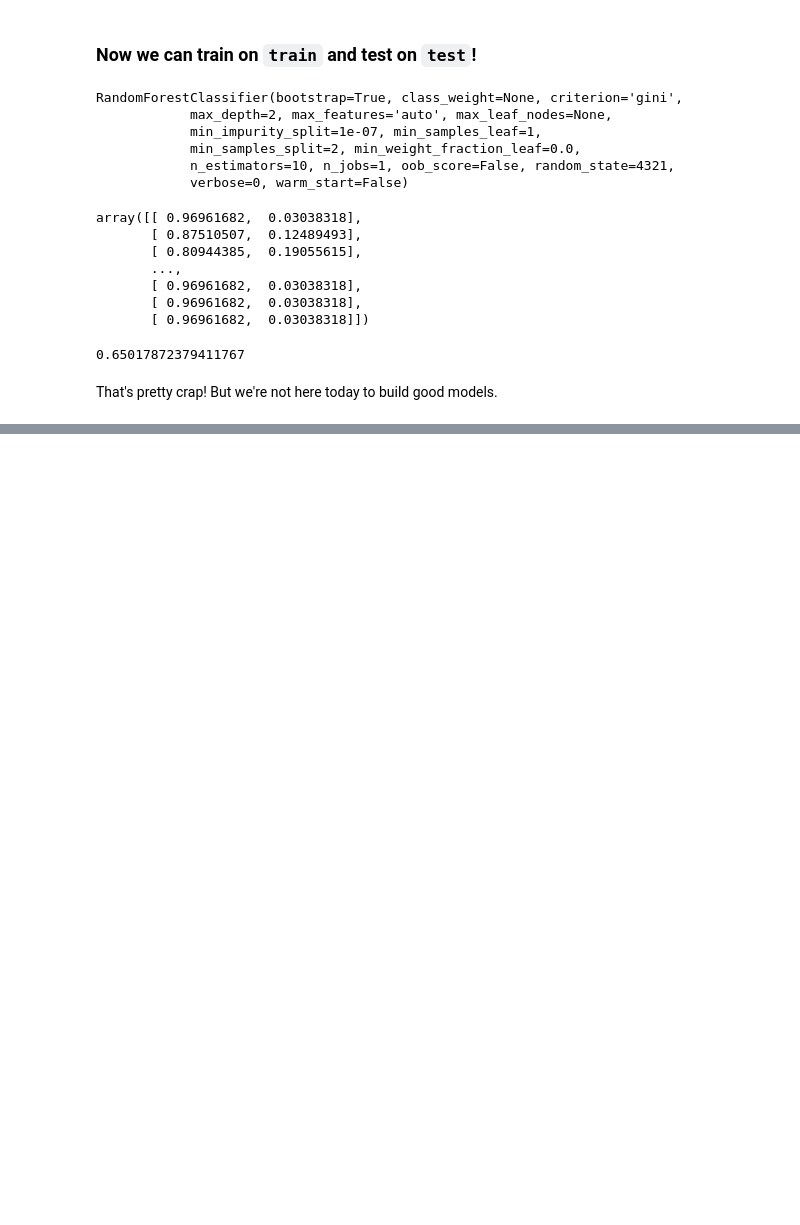
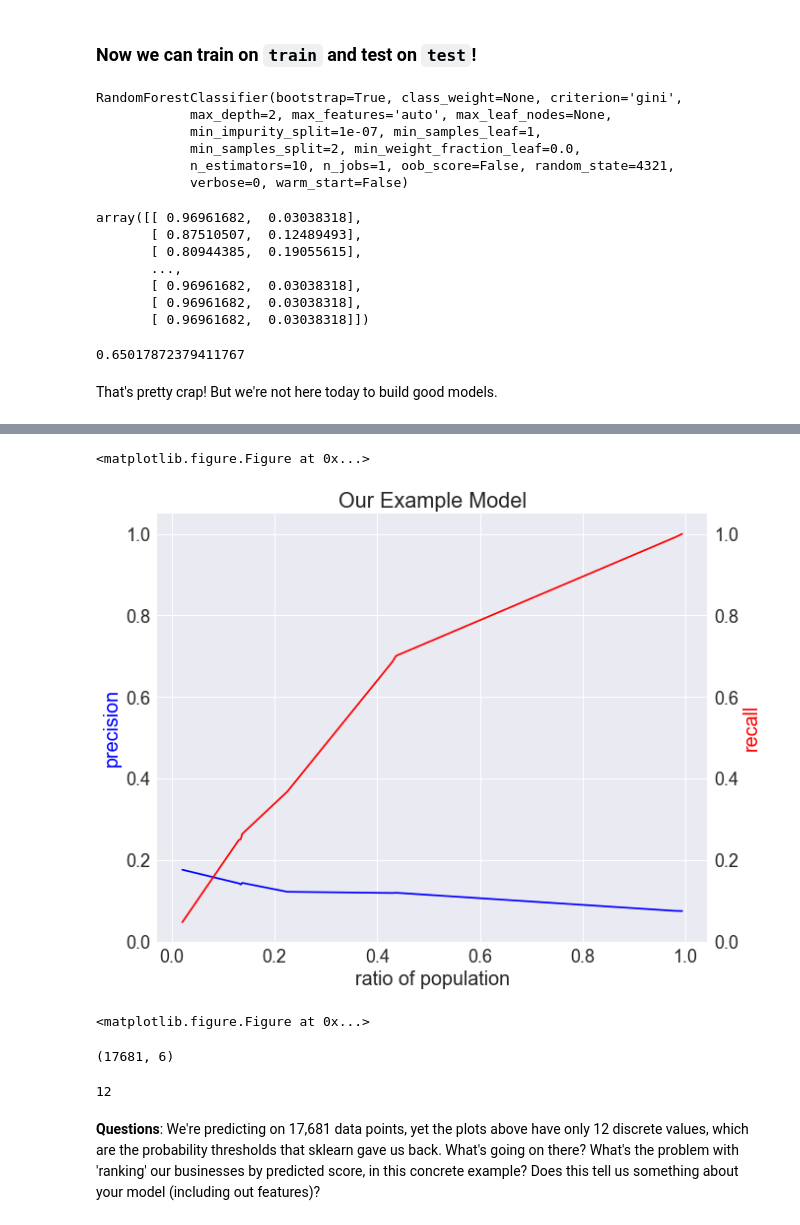
Before and after one commit to dssg/sklearn_tutorial, a Jupyter notebook: Tutorial - Sklearn.ipynb, the cells around one changed output, grey strips where cells are left out. Drawn from its saved outputs; the diff is of its cells as text; code cells hidden in the pictures; blank space fills up the shorter version.

```diff
--- a/Tutorial - Sklearn.ipynb
+++ b/Tutorial - Sklearn.ipynb
@@ -600,0 +639,56 @@ That's pretty crap! But we're not here today to build good models.
+# %%
+def plot_precision_recall_n(y_true, y_prob, model_name, **kwargs): # kwargs to the rescue
+    """
+    y_true: ls
+        ls of ground truth labels
+    y_prob: ls
+        ls of predic proba from model
+    model_name: str
+        str of model name (e.g, LR_123)
+    """
+    from sklearn.metrics import precision_recall_curve
+    y_score = y_prob
+    precision_curve, recall_curve, pr_thresholds = precision_recall_curve(y_true, y_score)
+    precision_curve = precision_curve[:-1]
+    recall_curve = recall_curve[:-1]
+    pct_above_per_thresh = []
+    number_scored = len(y_score)
+    for value in pr_thresholds:
+        num_above_thresh = len(y_score[y_score>=value])
+        pct_above_thresh = num_above_thresh / float(number_scored)
+        pct_above_per_thresh.append(pct_above_thresh)
+    pct_above_per_thresh = np.array(pct_above_per_thresh)
+    plt.clf()
+    fig, ax1 = plt.subplots(**kwargs)
+    ax1.plot(pct_above_per_thresh, precision_curve, 'b')
+    ax1.set_xlabel('ratio of population')
+    ax1.set_ylabel('precision', color='b')
+    ax1.set_ylim(0,1.05)
+    ax2 = ax1.twinx()
+    ax2.plot(pct_above_per_thresh, recall_curve, 'r')
+    ax2.set_ylabel('recall', color='r')
+    ax2.set_ylim(0,1.05)
+
+    name = model_name
+    plt.title(name)
+    plt.show()
+    plt.clf()
+# %%
+plot_precision_recall_n(y_true=m_test.label,
+                        y_prob=pred,
+                        model_name='Our Example Model',
+                        figsize=(10,8)) # <-- figsize is a kwarg now, we pass it through to the plotting function
+# %% [output]
+<matplotlib.figure.Figure at 0x...>
+[figure, added]
+<matplotlib.figure.Figure at 0x...>
+# %%
+m_test.shape
+# %% [output]
+(17681, 6)
+# %%
+len(pr_thresholds)
+# %% [output]
+12
+# %% [markdown]
+**Questions**: We're predicting on 17,681 data points, yet the plots above have only 12 discrete values, which are the probability thresholds that sklearn gave us back. What's going on there? What's the problem with 'ranking' our businesses by predicted score, in this concrete example? Does this tell us something about your model (including out features)?
```
Also changed, not shown: parts of 7 cells of this notebook.
